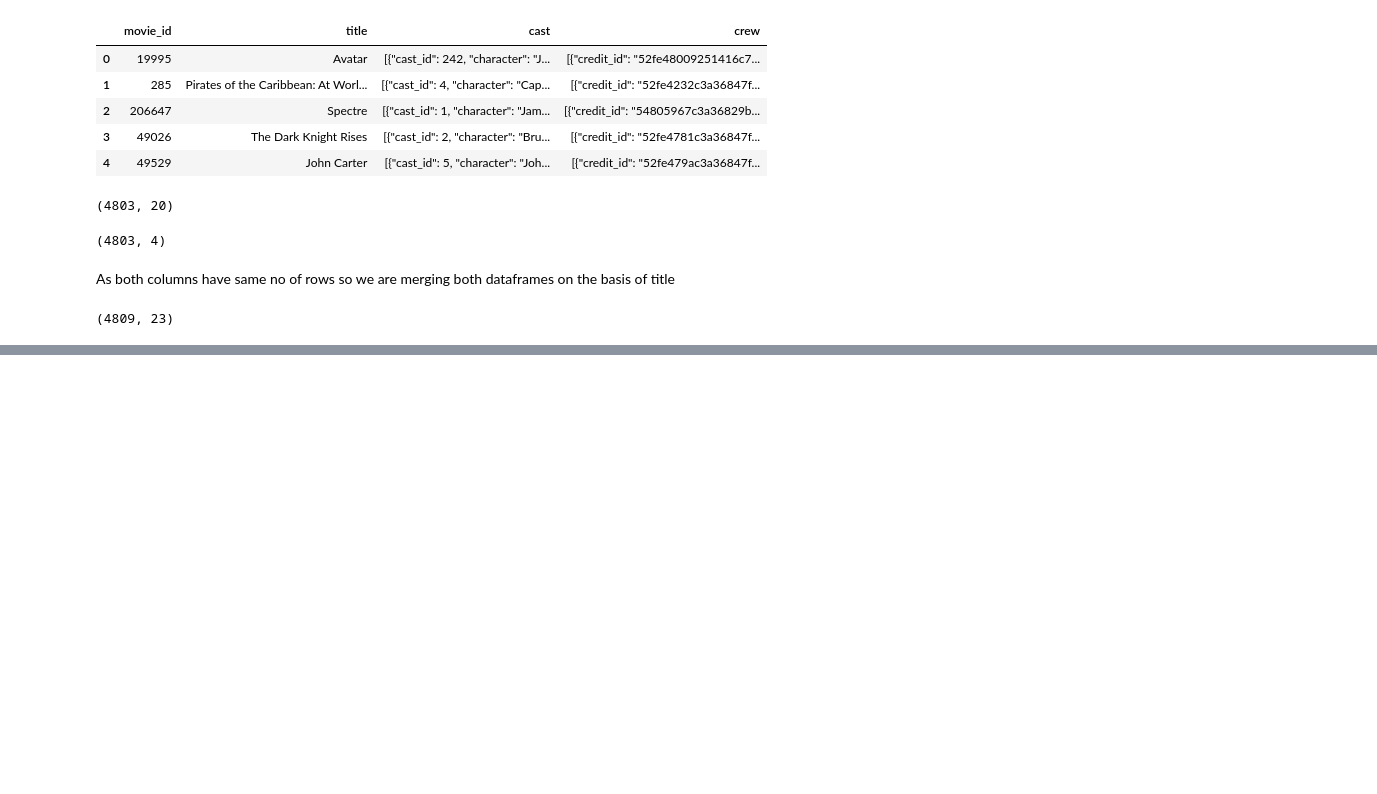
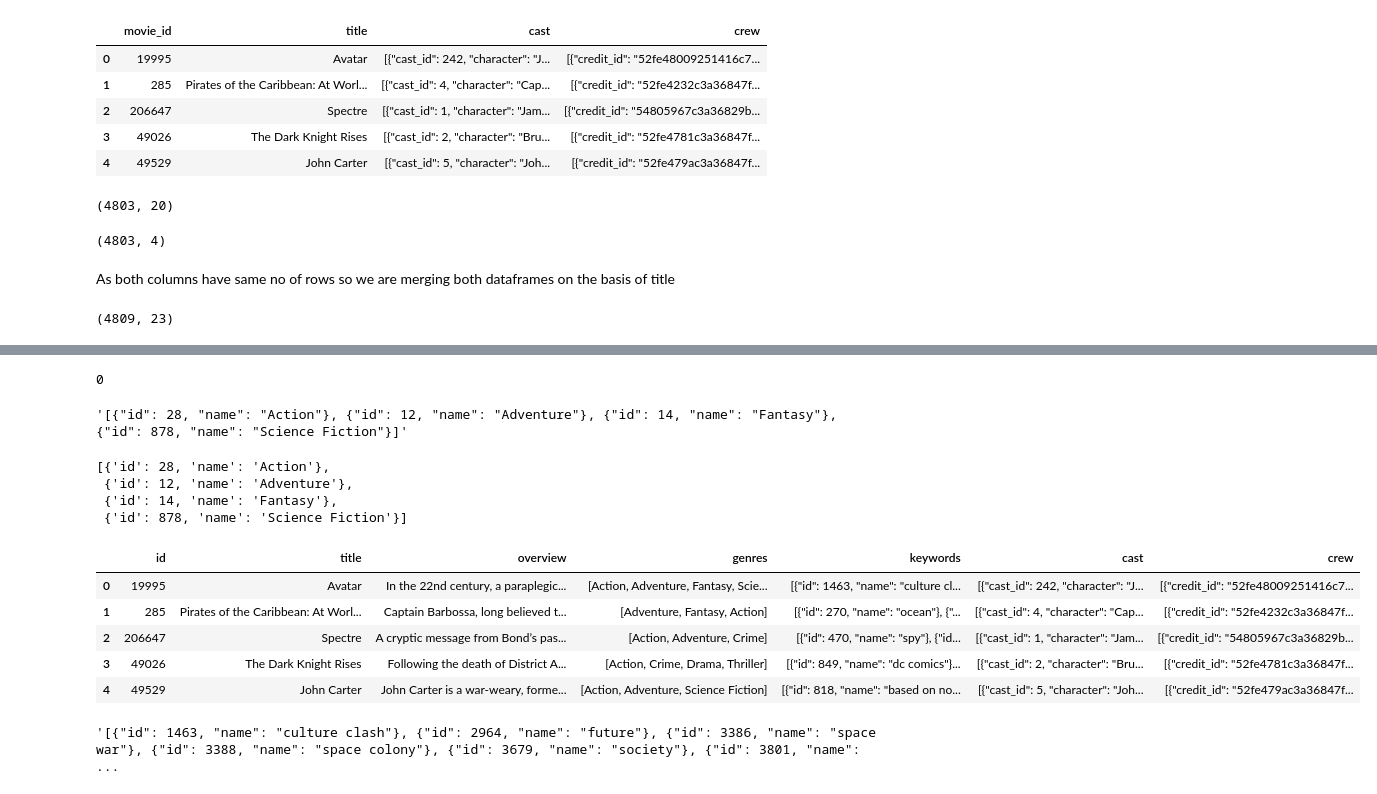
Before and after one commit to SakshamTripathi1996/Movies-Recommendation, a Jupyter notebook: movies_recommendation.ipynb, the cells around one changed output, grey strips where cells are left out. Saved outputs shown, nothing was run; the diff lists cells and outputs as text; code cells hidden in the pictures; blank space fills up the shorter version.

```diff
--- a/movies_recommendation.ipynb
+++ b/movies_recommendation.ipynb
@@ -85,0 +101,3 @@ data=
+# %%
+#genres,id,keywords,title,overview,cast,crew
+movies=movies[['id','title','overview','genres','keywords','cast','crew']]
@@ -85,0 +116,44 @@ data=
+# %%
+#dropping missing values
+movies.dropna(inplace=True)
+# %%
+#checking duplicates
+movies.duplicated().sum()
+# %% [output]
+0
+# %%
+movies.iloc[0].genres
+# %% [output]
+'[{"id": 28, "name": "Action"}, {"id": 12, "name": "Adventure"}, {"id": 14, "name": "Fantasy"}, {"id": 878, "name": "Science Fiction"}]'
+# %%
+#to convert string of list to list
+import ast
+ast.literal_eval('[{"id": 28, "name": "Action"}, {"id": 12, "name": "Adventure"}, {"id": 14, "name": "Fantasy"}, {"id": 878, "name": "Science Fiction"}]')
+# %% [output]
+[{'id': 28, 'name': 'Action'},
+ {'id': 12, 'name': 'Adventure'},
+ {'id': 14, 'name': 'Fantasy'},
+ {'id': 878, 'name': 'Science Fiction'}]
+# %%
+#extracting genres
+def convert(obj):
+  L=[]
+  for i in ast.literal_eval(obj):
+    L.append(i['name'])
+  return L
+# %%
+#applying function to genres column
+movies['genres']=movies.genres.apply(convert)
+# %%
+movies.head()
+# %% [output]
+|  | id | title | overview | genres | keywords | cast | crew |
+| 0 | 19995 | Avatar | In the 22nd century, a paraplegic... | [Action, Adventure, Fantasy, Scie... | [{"id": 1463, "name": "culture cl... | [{"cast_id": 242, "character": "J... | [{"credit_id": "52fe48009251416c7... |
+| 1 | 285 | Pirates of the Caribbean: At Worl... | Captain Barbossa, long believed t... | [Adventure, Fantasy, Action] | [{"id": 270, "name": "ocean"}, {"... | [{"cast_id": 4, "character": "Cap... | [{"credit_id": "52fe4232c3a36847f... |
+| 2 | 206647 | Spectre | A cryptic message from Bond’s pas... | [Action, Adventure, Crime] | [{"id": 470, "name": "spy"}, {"id... | [{"cast_id": 1, "character": "Jam... | [{"credit_id": "54805967c3a36829b... |
+| 3 | 49026 | The Dark Knight Rises | Following the death of District A... | [Action, Crime, Drama, Thriller] | [{"id": 849, "name": "dc comics"}... | [{"cast_id": 2, "character": "Bru... | [{"credit_id": "52fe4781c3a36847f... |
+| 4 | 49529 | John Carter | John Carter is a war-weary, forme... | [Action, Adventure, Science Fiction] | [{"id": 818, "name": "based on no... | [{"cast_id": 5, "character": "Joh... | [{"credit_id": "52fe479ac3a36847f... |
+# %%
+movies.iloc[0].keywords
+# %% [output]
+'[{"id": 1463, "name": "culture clash"}, {"id": 2964, "name": "future"}, {"id": 3386, "name": "space war"}, {"id": 3388, "name": "space colony"}, {"id": 3679, "name": "society"}, {"id": 3801, "name":  ...
```
Also changed, not shown: parts of 27 cells of this notebook.
